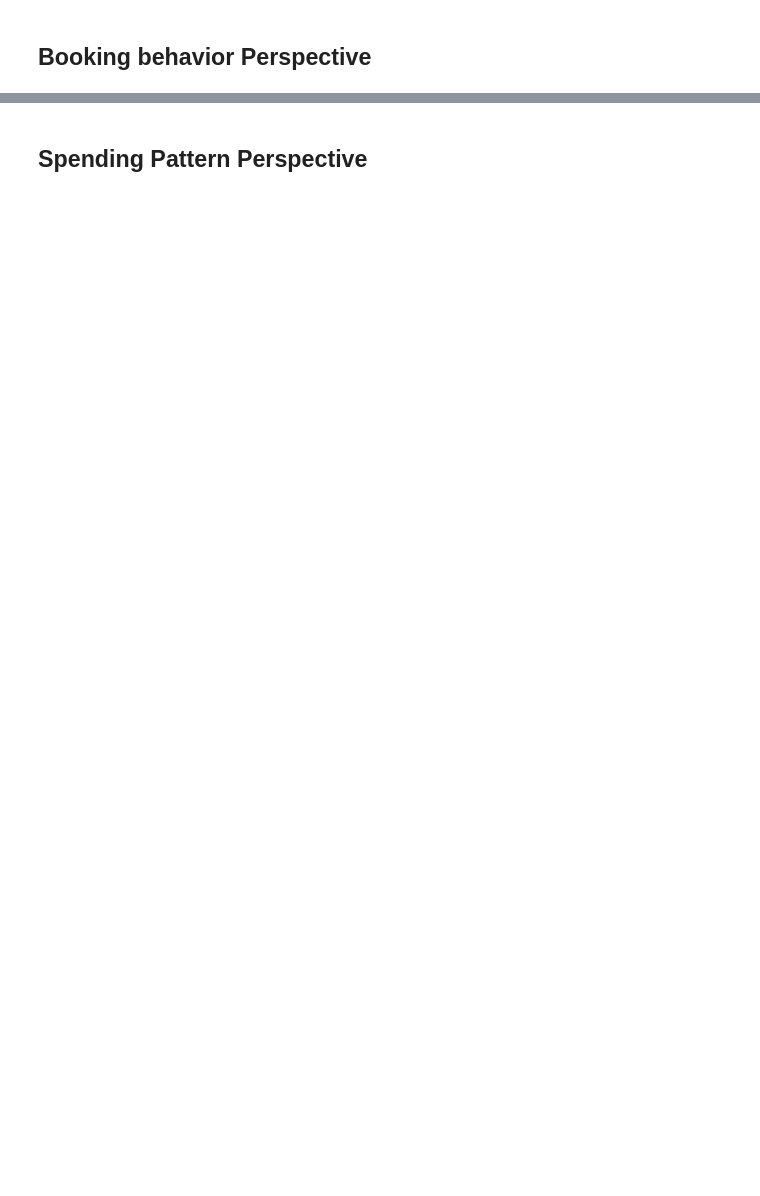
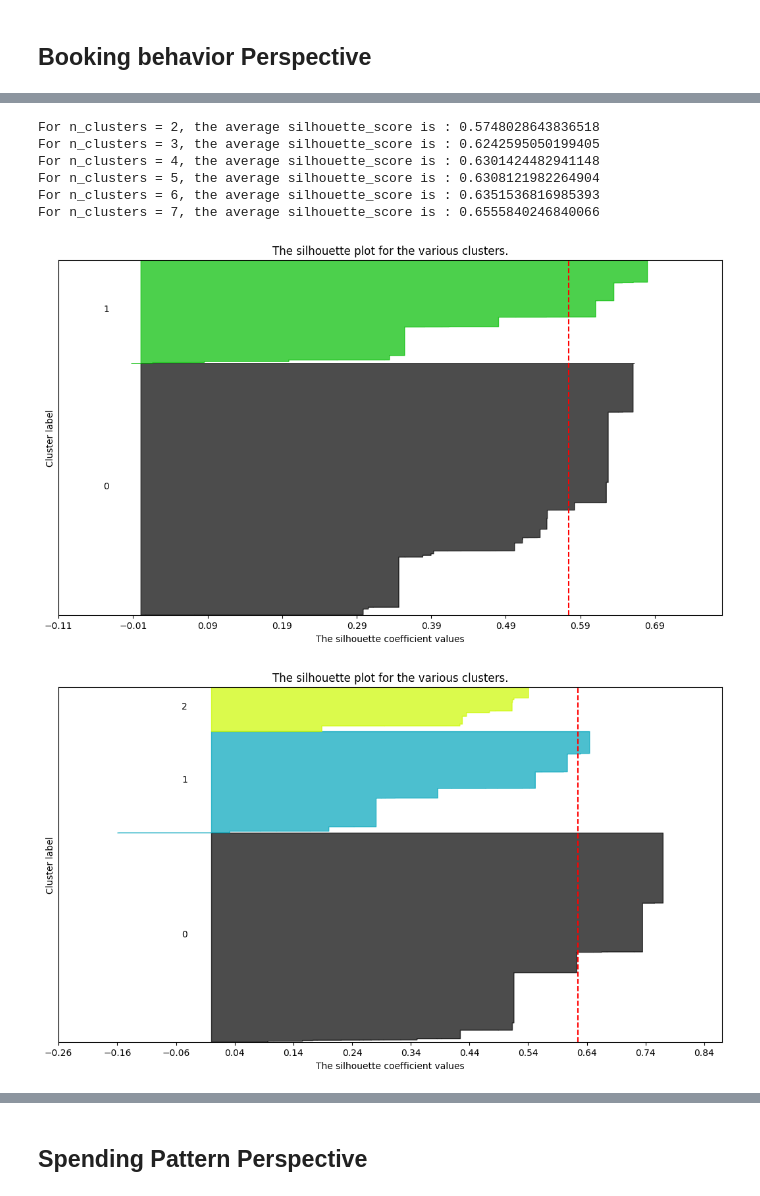
Before and after one commit to ruitj/BC_NOVA_Case1, a Jupyter notebook: BC_Final_P2.ipynb, the cells around one changed output, grey strips where cells are left out. Drawn from its saved outputs; the diff is of its cells as text; code cells hidden in the pictures; blank space fills up the shorter version.

```diff
--- a/BC_Final_P2.ipynb
+++ b/BC_Final_P2.ipynb
@@ -137,0 +108,66 @@ print("Number of estimated clusters : %d" % dbscan_n_clusters)
+# %%
+
+avg_silhouette = []
+for nclus in range_clusters:
+    if nclus == 1:
+        continue
+
+    fig = plt.figure(figsize=(13, 7))
+
+    kmclust = KMeans(n_clusters=nclus, init='k-means++', n_init=15, random_state=42)
+    cluster_labels = kmclust.fit_predict(df[behav_cols])
+
+    silhouette_avg = silhouette_score(df[behav_cols], cluster_labels, metric='manhattan')
+    avg_silhouette.append(silhouette_avg)
+    print(f"For n_clusters = {nclus}, the average silhouette_score is : {silhouette_avg}")
+
+    sample_silhouette_values = silhouette_samples(df[behav_cols], cluster_labels)
+
+    y_lower = 10
+    for i in range(nclus):
+        ith_cluster_silhouette_values = sample_silhouette_values[cluster_labels == i]
+        ith_cluster_silhouette_values.sort()
+
+        size_cluster_i = ith_cluster_silhouette_values.shape[0]
+        y_upper = y_lower + size_cluster_i
+
+        color = cm.nipy_spectral(float(i) / nclus)
+        plt.fill_betweenx(np.arange(y_lower, y_upper),
+                          0, ith_cluster_silhouette_values,
+                          facecolor=color, edgecolor=color, alpha=0.7)
+
+        plt.text(-0.05, y_lower + 0.5 * size_cluster_i, str(i))
+
+        y_lower = y_upper + 10
+
+    plt.title("The silhouette plot for the various clusters.")
+    plt.xlabel("The silhouette coefficient values")
+    plt.ylabel("Cluster label")
+
+    plt.axvline(x=silhouette_avg, color="red", linestyle="--")
+
+    xmin, xmax = np.round(sample_silhouette_values.min() -0.1, 2), np.round(sample_silhouette_values.max() + 0.1, 2)
+    plt.xlim([xmin, xmax])
+
+    plt.ylim([0, len(df[behav_cols]) + (nclus + 1) * 10])
+
+    plt.yticks([])
+    plt.xticks(np.arange(xmin, xmax, 0.1))
+
+
+plt.figure(figsize=(9,5))
+plt.plot(range_clusters[1:],
+         avg_silhouette)
+plt.ylabel("Average silhouette")
+plt.xlabel("Number of clusters")
+plt.title("Average silhouette plot over clusters", size=15)
+plt.show()
+# %% [output]
+For n_clusters = 2, the average silhouette_score is : 0.5748028643836518
+For n_clusters = 3, the average silhouette_score is : 0.6242595050199405
+For n_clusters = 4, the average silhouette_score is : 0.6301424482941148
+For n_clusters = 5, the average silhouette_score is : 0.6308121982264904
+For n_clusters = 6, the average silhouette_score is : 0.6351536816985393
+For n_clusters = 7, the average silhouette_score is : 0.6555840246840066
+[figure, added]
+[figure, added]
```
Also changed, not shown: parts of 90 cells of this notebook, 9 other files.
